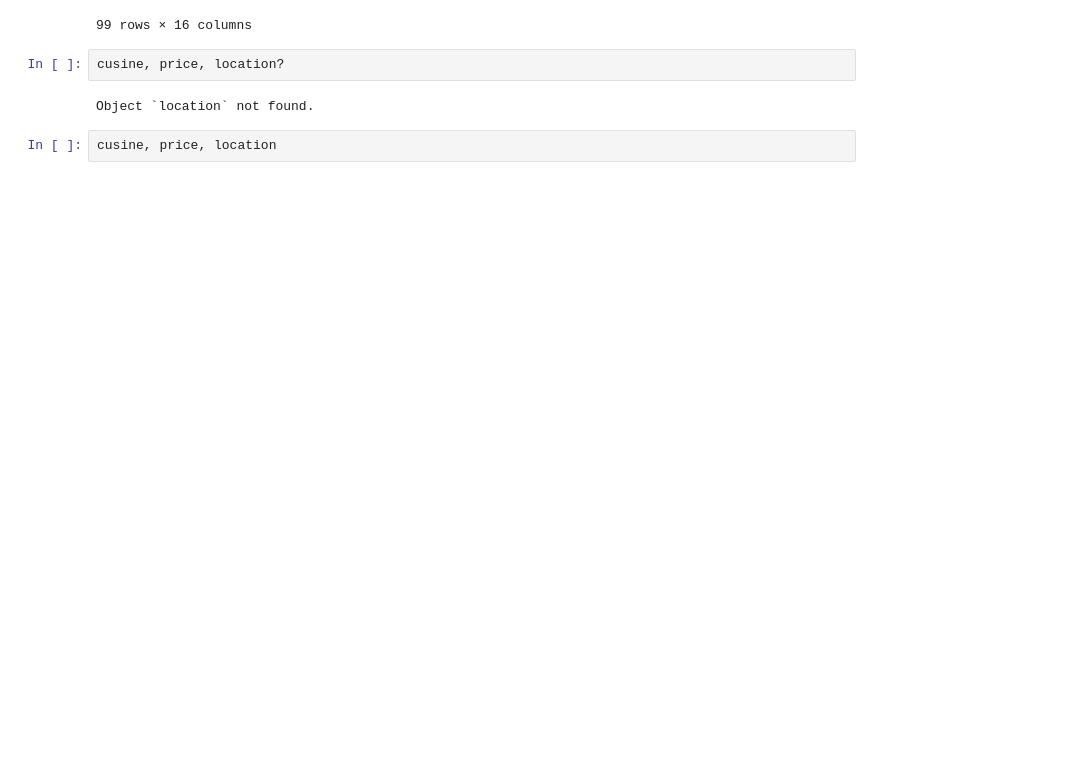
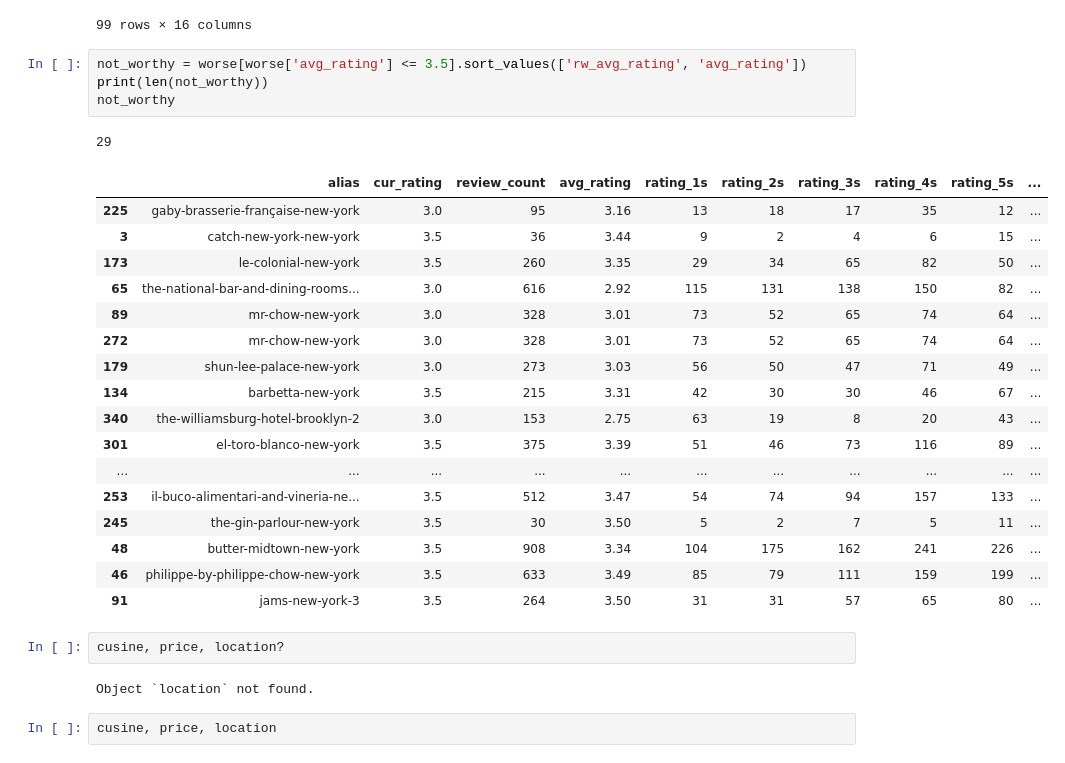
Before and after one commit to ctc316/NYC_RstWeek, a Jupyter notebook: analysis.ipynb, the cells around one changed output. Saved outputs shown, nothing was run; the diff lists cells and outputs as text; blank space fills up the shorter version.

```diff
--- a/analysis.ipynb
+++ b/analysis.ipynb
@@ -230,6 +293,29 @@ display(worse)
 | 339 | altesi-downtown-new-york | 4.0 | 40 | 4.08 | 1 | 4 | 5 | 11 | 19 | ... |
 | 340 | the-williamsburg-hotel-brooklyn-2 | 3.0 | 153 | 2.75 | 63 | 19 | 8 | 20 | 43 | ... |
 99 rows × 16 columns
+# %%
+not_worthy = worse[worse['avg_rating'] <= 3.5].sort_values(['rw_avg_rating', 'avg_rating'])
+print(len(not_worthy))
+not_worthy
+# %% [output]
+29
+|  | alias | cur_rating | review_count | avg_rating | rating_1s | rating_2s | rating_3s | rating_4s | rating_5s | ... |
+| 225 | gaby-brasserie-française-new-york | 3.0 | 95 | 3.16 | 13 | 18 | 17 | 35 | 12 | ... |
+| 3 | catch-new-york-new-york | 3.5 | 36 | 3.44 | 9 | 2 | 4 | 6 | 15 | ... |
+| 173 | le-colonial-new-york | 3.5 | 260 | 3.35 | 29 | 34 | 65 | 82 | 50 | ... |
+| 65 | the-national-bar-and-dining-rooms... | 3.0 | 616 | 2.92 | 115 | 131 | 138 | 150 | 82 | ... |
+| 89 | mr-chow-new-york | 3.0 | 328 | 3.01 | 73 | 52 | 65 | 74 | 64 | ... |
+| 272 | mr-chow-new-york | 3.0 | 328 | 3.01 | 73 | 52 | 65 | 74 | 64 | ... |
+| 179 | shun-lee-palace-new-york | 3.0 | 273 | 3.03 | 56 | 50 | 47 | 71 | 49 | ... |
+| 134 | barbetta-new-york | 3.5 | 215 | 3.31 | 42 | 30 | 30 | 46 | 67 | ... |
+| 340 | the-williamsburg-hotel-brooklyn-2 | 3.0 | 153 | 2.75 | 63 | 19 | 8 | 20 | 43 | ... |
+| 301 | el-toro-blanco-new-york | 3.5 | 375 | 3.39 | 51 | 46 | 73 | 116 | 89 | ... |
+| ... | ... | ... | ... | ... | ... | ... | ... | ... | ... | ... |
+| 253 | il-buco-alimentari-and-vineria-ne... | 3.5 | 512 | 3.47 | 54 | 74 | 94 | 157 | 133 | ... |
+| 245 | the-gin-parlour-new-york | 3.5 | 30 | 3.50 | 5 | 2 | 7 | 5 | 11 | ... |
+| 48 | butter-midtown-new-york | 3.5 | 908 | 3.34 | 104 | 175 | 162 | 241 | 226 | ... |
+| 46 | philippe-by-philippe-chow-new-york | 3.5 | 633 | 3.49 | 85 | 79 | 111 | 159 | 199 | ... |
+| 91 | jams-new-york-3 | 3.5 | 264 | 3.50 | 31 | 31 | 57 | 65 | 80 | ... |
 # %%
 cusine, price, location?
 # %% [output]
```
Also changed, not shown: parts of 16 cells of this notebook, 2 other files.
